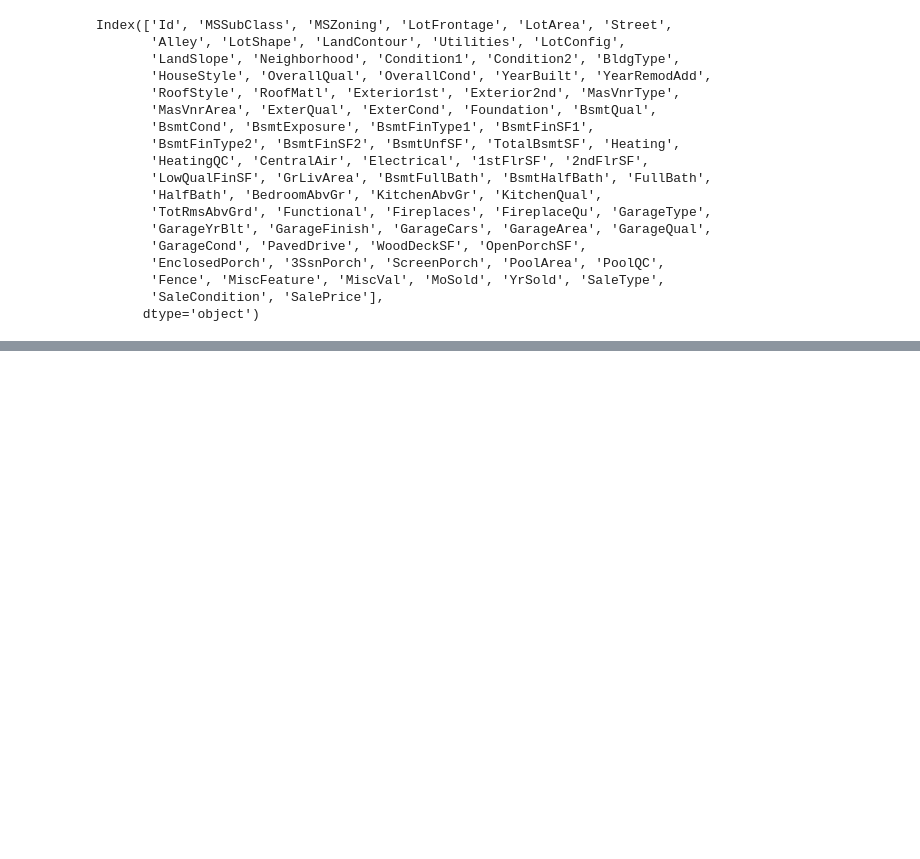
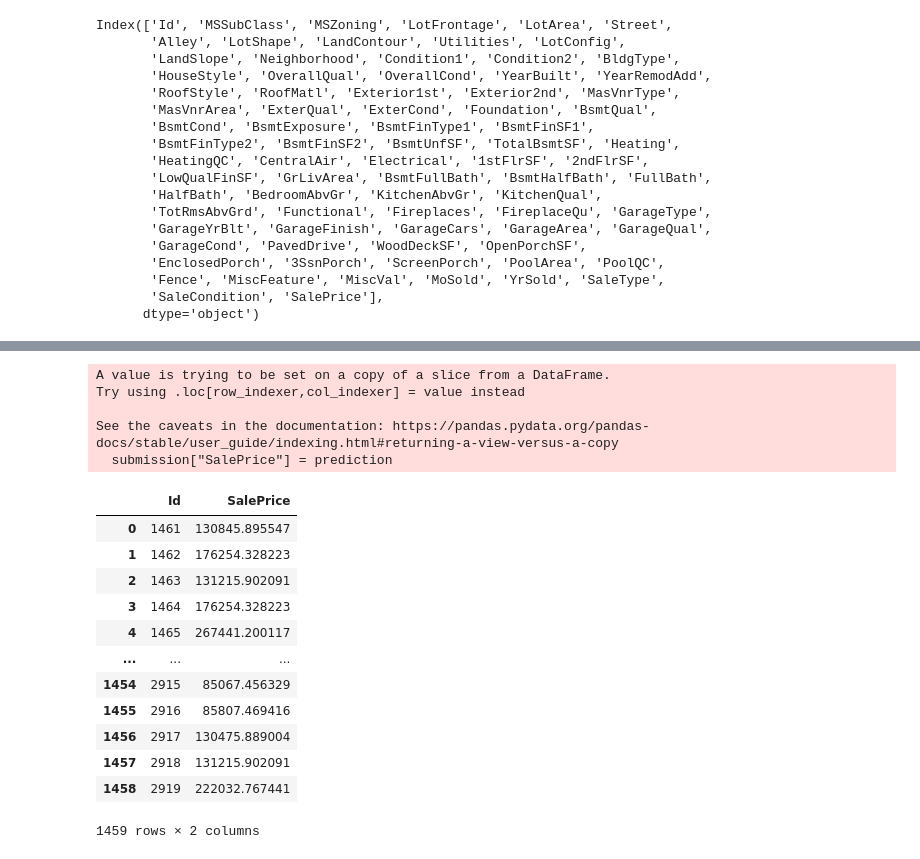
Before and after one commit to NehalLabib77/Machine_Learning, a Jupyter notebook: linear_regression_competition/Submission.ipynb, the cells around one changed output, grey strips where cells are left out. Cells and saved outputs as stored; diff of their text form; code cells hidden in the pictures; blank space fills up the shorter version.

```diff
--- a/linear_regression_competition/Submission.ipynb
+++ b/linear_regression_competition/Submission.ipynb
@@ -42,0 +70,7 @@ KeyError: "['overallqual'] not in index"
+# %%
+model = LinearRegression()
+model.fit(X_train_scaled, y_train)
+prediction = model.predict(X_test_scaled)
+# %%
+submission = test[["Id"]]
+submission
@@ -42,0 +91,24 @@ KeyError: "['overallqual'] not in index"
+# %%
+submission["SalePrice"] = prediction
+# %% [output]
+A value is trying to be set on a copy of a slice from a DataFrame.
+Try using .loc[row_indexer,col_indexer] = value instead
+
+See the caveats in the documentation: https://pandas.pydata.org/pandas-docs/stable/user_guide/indexing.html#returning-a-view-versus-a-copy
+  submission["SalePrice"] = prediction
+# %%
+submission
+# %% [output]
+|  | Id | SalePrice |
+| 0 | 1461 | 130845.895547 |
+| 1 | 1462 | 176254.328223 |
+| 2 | 1463 | 131215.902091 |
+| 3 | 1464 | 176254.328223 |
+| 4 | 1465 | 267441.200117 |
+| ... | ... | ... |
+| 1454 | 2915 | 85067.456329 |
+| 1455 | 2916 | 85807.469416 |
+| 1456 | 2917 | 130475.889004 |
+| 1457 | 2918 | 131215.902091 |
+| 1458 | 2919 | 222032.767441 |
+1459 rows × 2 columns
```
Also changed, not shown: parts of 5 cells of this notebook, 4 other files.
